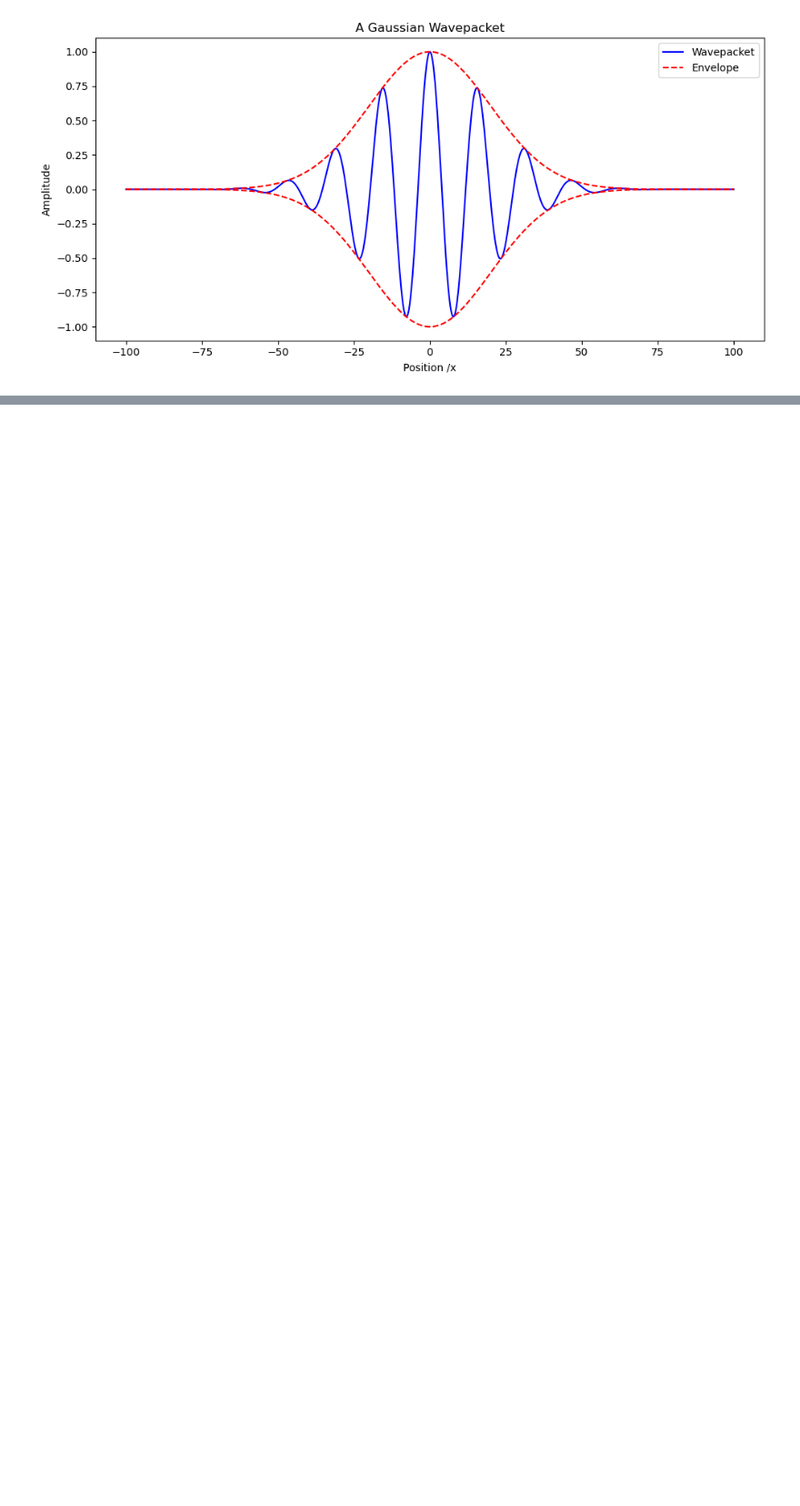
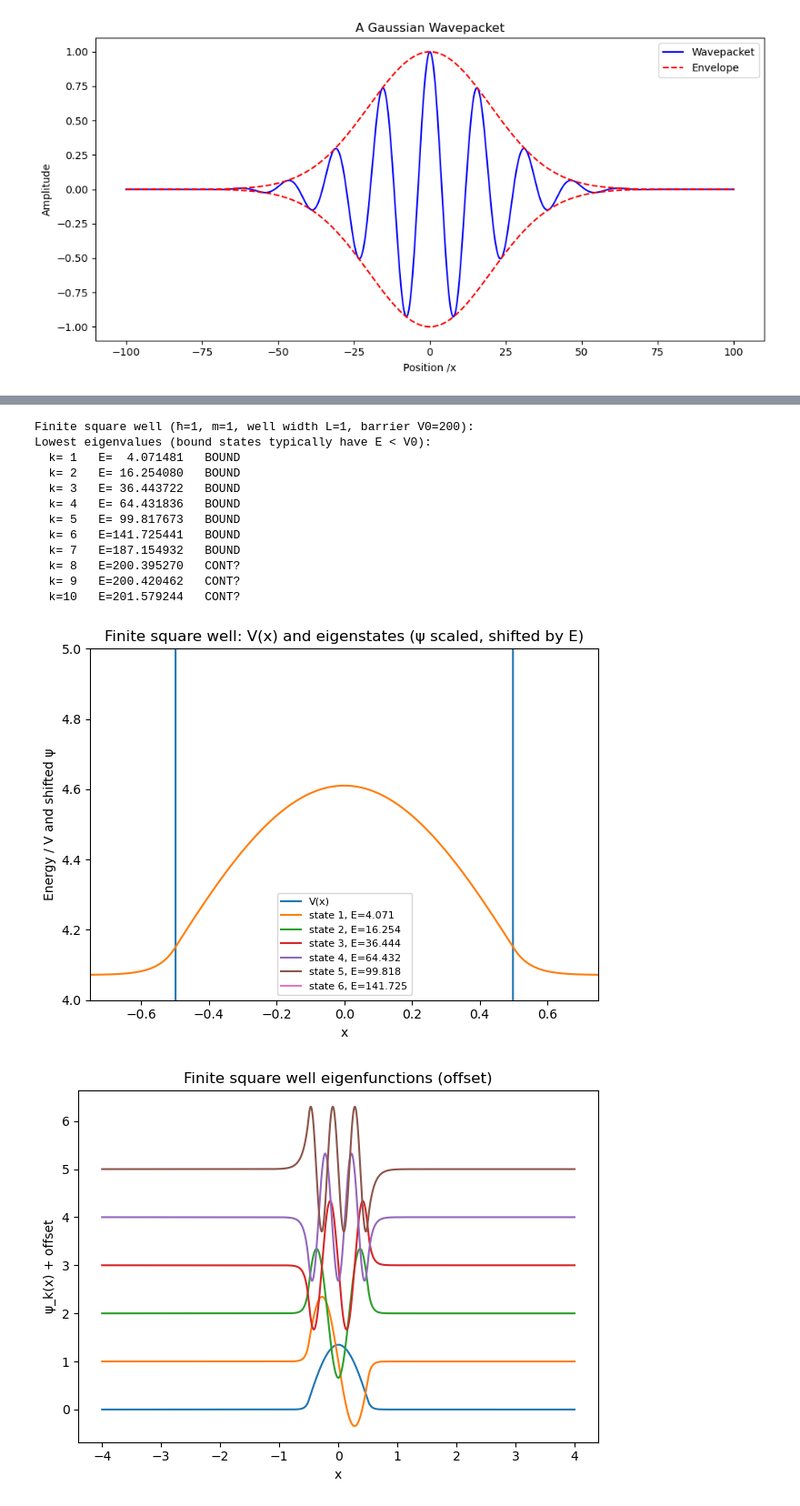
Before and after one commit to kevcritc/Jupyter_book, a Jupyter notebook: content/Lecture6.ipynb, the cells around one changed output, grey strips where cells are left out. Shown at 91% size. Saved outputs shown, nothing was run; the diff lists cells and outputs as text; code cells hidden in the pictures; blank space fills up the shorter version.

```diff
--- a/content/Lecture6.ipynb
+++ b/content/Lecture6.ipynb
@@ -50,0 +408,17 @@ plt.show()
+# %%
+run_finite_well_demo()
+# %% [output]
+Finite square well (ħ=1, m=1, well width L=1, barrier V0=200):
+Lowest eigenvalues (bound states typically have E < V0):
+  k= 1   E=  4.071481   BOUND
+  k= 2   E= 16.254080   BOUND
+  k= 3   E= 36.443722   BOUND
+  k= 4   E= 64.431836   BOUND
+  k= 5   E= 99.817673   BOUND
+  k= 6   E=141.725441   BOUND
+  k= 7   E=187.154932   BOUND
+  k= 8   E=200.395270   CONT?
+  k= 9   E=200.420462   CONT?
+  k=10   E=201.579244   CONT?
+[figure, added]
+[figure, added]
```
Also changed, not shown: parts of 6 cells of this notebook, 26 other files.
